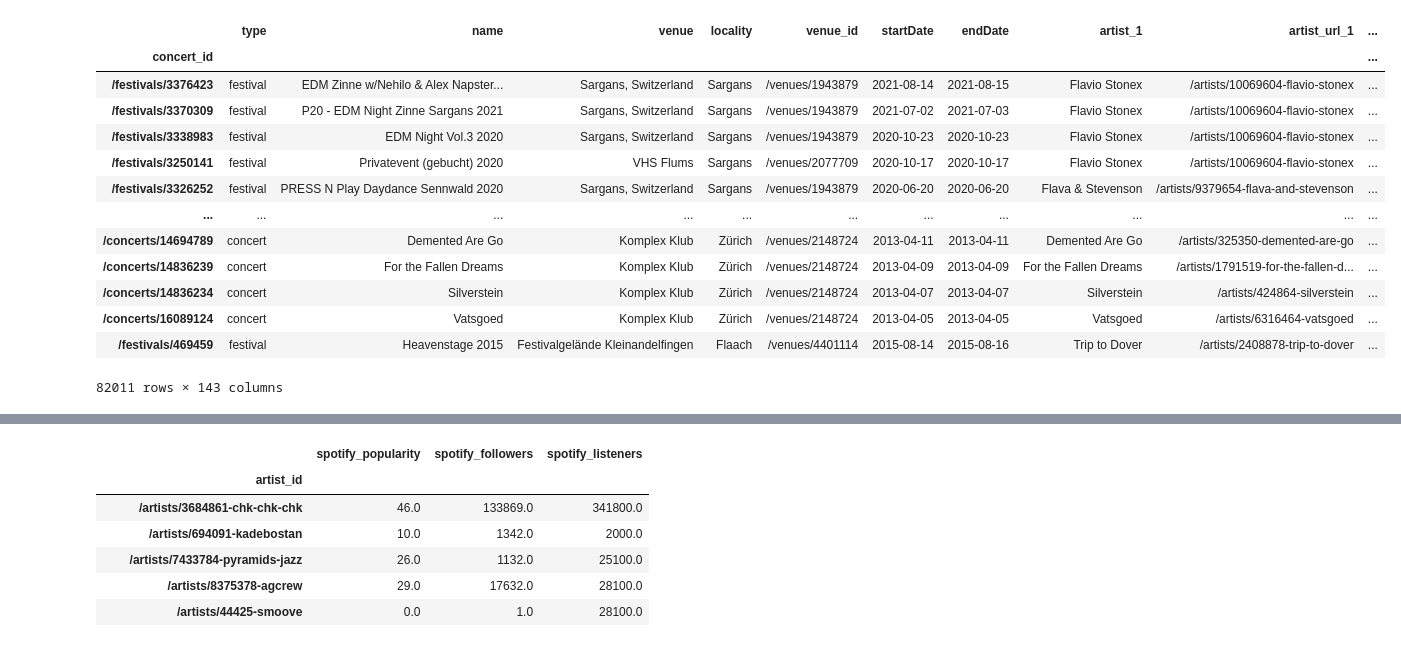
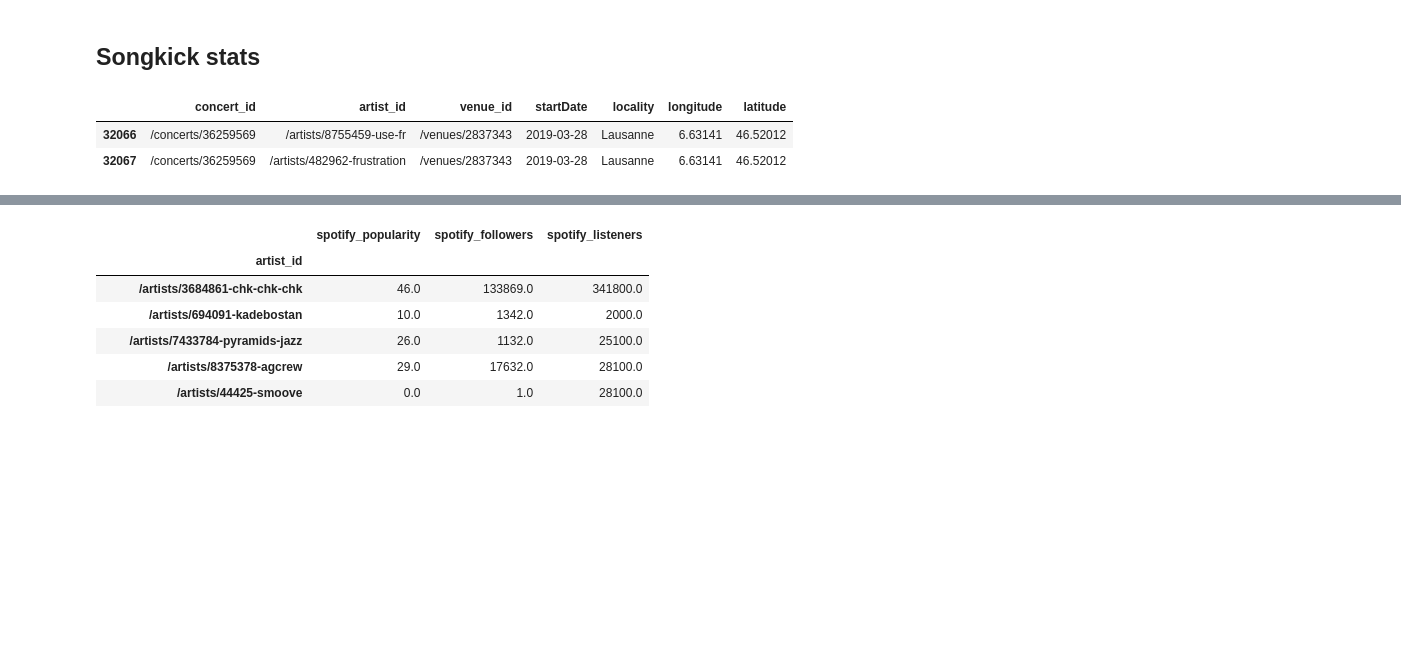
Before and after one commit to cyrillegc/thesis-redux, a Jupyter notebook: stats.ipynb, the cells around one changed output, grey strips where cells are left out. Drawn from its saved outputs; the diff is of its cells as text; code cells hidden in the pictures; blank space fills up the shorter version.

```diff
--- a/stats.ipynb
+++ b/stats.ipynb
@@ -9,7 +9,10 @@ import plotly.express as px
 import plotly.graph_objects as go
 import networkx as nx
 # %%
-with open('data/songkick/data_songkick_concerts.csv', encoding='utf-8') as file_concerts:
+with open('data/songkick/data_songkick_concerts_artists.csv', encoding='utf-8') as file_concerts:
+    concerts_artists_df = pd.read_csv(file_concerts, index_col=0)
+
+with open('data/songkick/data_songkick_concerts_light.csv', encoding='utf-8') as file_concerts:
     concerts_df = pd.read_csv(file_concerts, index_col=0)
     concerts_df.index.name = 'concert_id'
 
@@ -17,26 +20,31 @@ with open('data/songkick/data_songkick_venues.csv', encoding='utf-8') as file_ve
     venues_df = pd.read_csv(file_venues, index_col=0)
     venues_df.index.name = 'venue_id'
 
+with open('data/songkick/data_songkick_artists.csv', encoding='utf-8') as file_sk_artists:
+    songkick_artists_df = pd.read_csv(file_sk_artists, index_col=0)
+
 with open('data/spotify/data_spotify_artists_light.csv', encoding='utf-8') as file_artists:
     artists_df = pd.read_csv(file_artists, index_col=0)
     artists_df.index.name = 'artist_id'
 
 with open('data/spotify/data_spotify_top_genres_v3.csv', encoding='utf-8') as file_genres:
-    genres_df = pd.read_csv(file_genres, index_col=0)
+    spotify_genres_df = pd.read_csv(file_genres, index_col=0)
+
+with open('data/wikidata/data_wikidata_top_genres.csv', encoding='utf-8') as file_genres:
+    wikidata_genres_df = pd.read_csv(file_genres, index_col=0)
+
+with open('data/wikidata/data_wikidata_unique_top_genres_manual.csv', encoding='utf-8') as file_genres:
+    wikidata_unique_genres_df = pd.read_csv(file_genres, index_col=0)
+
+with open('data/wikidata/data_wikidata_top_genres_list_manual.csv', encoding='utf-8') as file_genres:
+    wikidata_manual_top_genres_df = pd.read_csv(file_genres, index_col=0)
+# %% [markdown]
+## Songkick stats
 # %%
-concerts_df
+full_songkick_df = concerts_artists_df.merge(concerts_df[['venue_id', 'startDate']], left_on='concert_id', right_index=True)
+full_songkick_df = full_songkick_df.merge(venues_df[['locality', 'longitude', 'latitude']], left_on='venue_id', right_index=True)
+full_songkick_df.loc[full_songkick_df['concert_id'] == '/concerts/36259569']
 # %% [output]
-|  | type | name | venue | locality | venue_id | startDate | endDate | artist_1 | artist_url_1 | ... |
-| concert_id |  |  |  |  |  |  |  |  |  | ... |
-| /festivals/3376423 | festival | EDM Zinne w/Nehilo & Alex Napster... | Sargans, Switzerland | Sargans | /venues/1943879 | 2021-08-14 | 2021-08-15 | Flavio Stonex | /artists/10069604-flavio-stonex | ... |
-| /festivals/3370309 | festival | P20 - EDM Night Zinne Sargans 2021 | Sargans, Switzerland | Sargans | /venues/1943879 | 2021-07-02 | 2021-07-03 | Flavio Stonex | /artists/10069604-flavio-stonex | ... |
-| /festivals/3338983 | festival | EDM Night Vol.3 2020 | Sargans, Switzerland | Sargans | /venues/1943879 | 2020-10-23 | 2020-10-23 | Flavio Stonex | /artists/10069604-flavio-stonex | ... |
-| /festivals/3250141 | festival | Privatevent (gebucht) 2020 | VHS Flums | Sargans | /venues/2077709 | 2020-10-17 | 2020-10-17 | Flavio Stonex | /artists/10069604-flavio-stonex | ... |
-| /festivals/3326252 | festival | PRESS N Play Daydance Sennwald 2020 | Sargans, Switzerland | Sargans | /venues/1943879 | 2020-06-20 | 2020-06-20 | Flava & Stevenson | /artists/9379654-flava-and-stevenson | ... |
-| ... | ... | ... | ... | ... | ... | ... | ... | ... | ... | ... |
-| /concerts/14694789 | concert | Demented Are Go | Komplex Klub | Zürich | /venues/2148724 | 2013-04-11 | 2013-04-11 | Demented Are Go | /artists/325350-demented-are-go | ... |
-| /concerts/14836239 | concert | For the Fallen Dreams | Komplex Klub | Zürich | /venues/2148724 | 2013-04-09 | 2013-04-09 | For the Fallen Dreams | /artists/1791519-for-the-fallen-d... | ... |
-| /concerts/14836234 | concert | Silverstein | Komplex Klub | Zürich | /venues/2148724 | 2013-04-07 | 2013-04-07 | Silverstein | /artists/424864-silverstein | ... |
-| /concerts/16089124 | concert | Vatsgoed | Komplex Klub | Zürich | /venues/2148724 | 2013-04-05 | 2013-04-05 | Vatsgoed | /artists/6316464-vatsgoed | ... |
-| /festivals/469459 | festival | Heavenstage 2015 | Festivalgelände Kleinandelfingen | Flaach | /venues/4401114 | 2015-08-14 | 2015-08-16 | Trip to Dover | /artists/2408878-trip-to-dover | ... |
+|  | concert_id | artist_id | venue_id | startDate | locality | longitude | latitude |
+| 32066 | /concerts/36259569 | /artists/8755459-use-fr | /venues/2837343 | 2019-03-28 | Lausanne | 6.63141 | 46.52012 |
+| 32067 | /concerts/36259569 | /artists/482962-frustration | /venues/2837343 | 2019-03-28 | Lausanne | 6.63141 | 46.52012 |
-82011 rows × 143 columns
```
Also changed, not shown: parts of 8 cells of this notebook, 7 other files.
